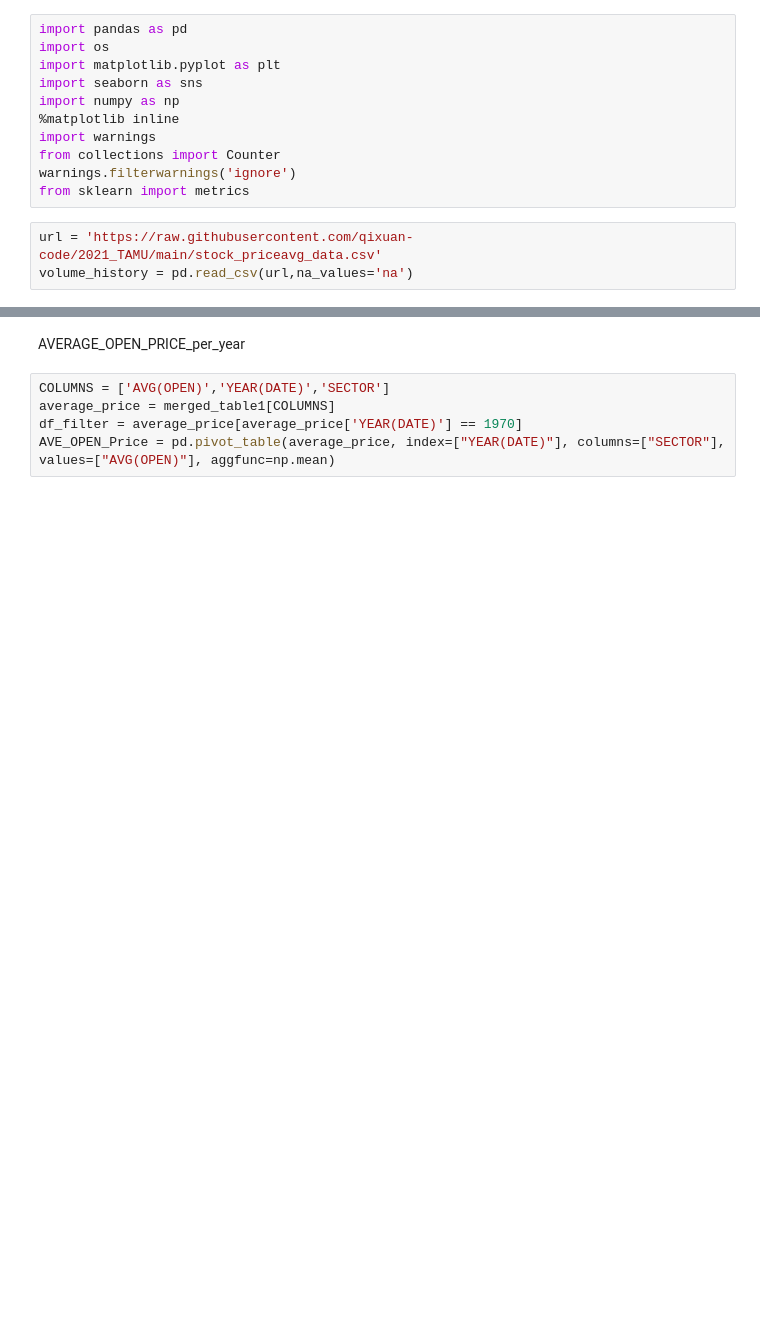
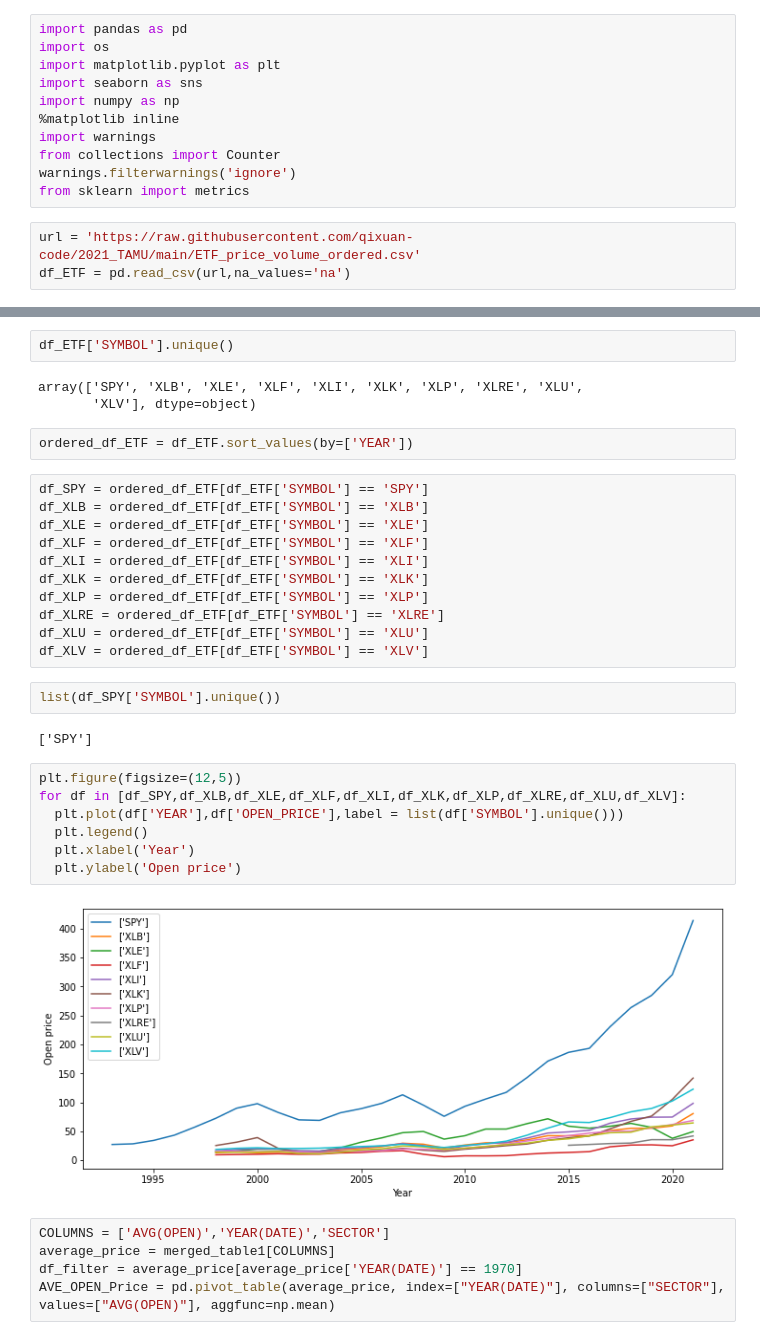
Before and after one commit to qixuan-code/2021_TAMU, a Jupyter notebook: 2021TAMU.ipynb, the cells around one changed output, grey strips where cells are left out. Cells and saved outputs as stored; diff of their text form; blank space fills up the shorter version.

```diff
--- a/2021TAMU.ipynb
+++ b/2021TAMU.ipynb
@@ -12,5 +12,5 @@ from collections import Counter
 warnings.filterwarnings('ignore')
 from sklearn import metrics
 # %%
-url = 'https://raw.githubusercontent.com/qixuan-code/2021_TAMU/main/stock_priceavg_data.csv'
-volume_history = pd.read_csv(url,na_values='na')
+url = 'https://raw.githubusercontent.com/qixuan-code/2021_TAMU/main/ETF_price_volume_ordered.csv'
+df_ETF = pd.read_csv(url,na_values='na')
@@ -66,5 +17,34 @@ merged_table1
-# %% [markdown]
-AVERAGE_OPEN_PRICE_per_year
+# %%
+df_ETF['SYMBOL'].unique()
+# %% [output]
+array(['SPY', 'XLB', 'XLE', 'XLF', 'XLI', 'XLK', 'XLP', 'XLRE', 'XLU',
+       'XLV'], dtype=object)
+# %%
+ordered_df_ETF = df_ETF.sort_values(by=['YEAR'])
+# %%
+df_SPY = ordered_df_ETF[df_ETF['SYMBOL'] == 'SPY']
+df_XLB = ordered_df_ETF[df_ETF['SYMBOL'] == 'XLB']
+df_XLE = ordered_df_ETF[df_ETF['SYMBOL'] == 'XLE']
+df_XLF = ordered_df_ETF[df_ETF['SYMBOL'] == 'XLF']
+df_XLI = ordered_df_ETF[df_ETF['SYMBOL'] == 'XLI']
+df_XLK = ordered_df_ETF[df_ETF['SYMBOL'] == 'XLK']
+df_XLP = ordered_df_ETF[df_ETF['SYMBOL'] == 'XLP']
+df_XLRE = ordered_df_ETF[df_ETF['SYMBOL'] == 'XLRE']
+df_XLU = ordered_df_ETF[df_ETF['SYMBOL'] == 'XLU']
+df_XLV = ordered_df_ETF[df_ETF['SYMBOL'] == 'XLV']
+# %%
+list(df_SPY['SYMBOL'].unique())
+# %% [output]
+['SPY']
+# %%
+plt.figure(figsize=(12,5))
+for df in [df_SPY,df_XLB,df_XLE,df_XLF,df_XLI,df_XLK,df_XLP,df_XLRE,df_XLU,df_XLV]:
+  plt.plot(df['YEAR'],df['OPEN_PRICE'],label = list(df['SYMBOL'].unique()))
+  plt.legend()
+  plt.xlabel('Year')
+  plt.ylabel('Open price')
+# %% [output]
+[figure, added]
 # %%
 COLUMNS = ['AVG(OPEN)','YEAR(DATE)','SECTOR']
 average_price = merged_table1[COLUMNS]
```
Also changed, not shown: parts of 9 cells of this notebook.
